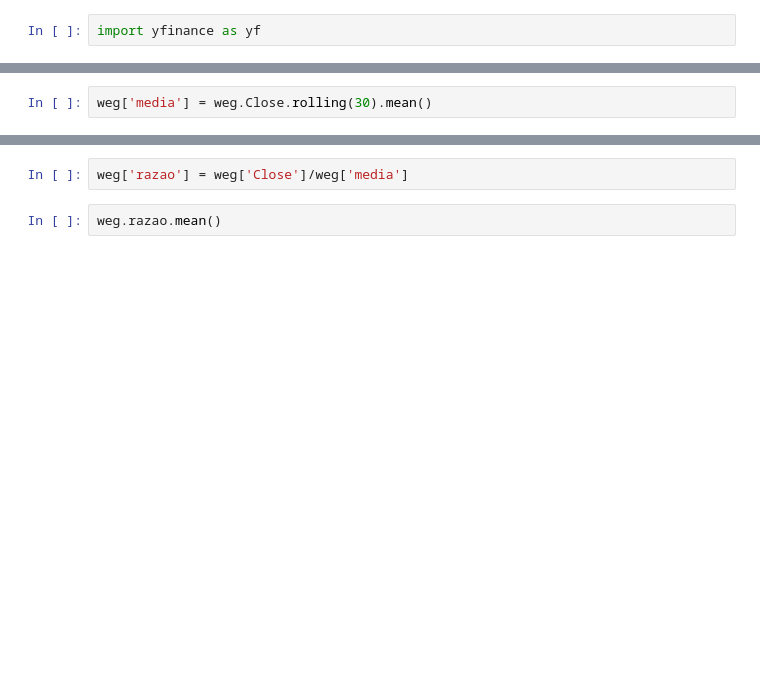
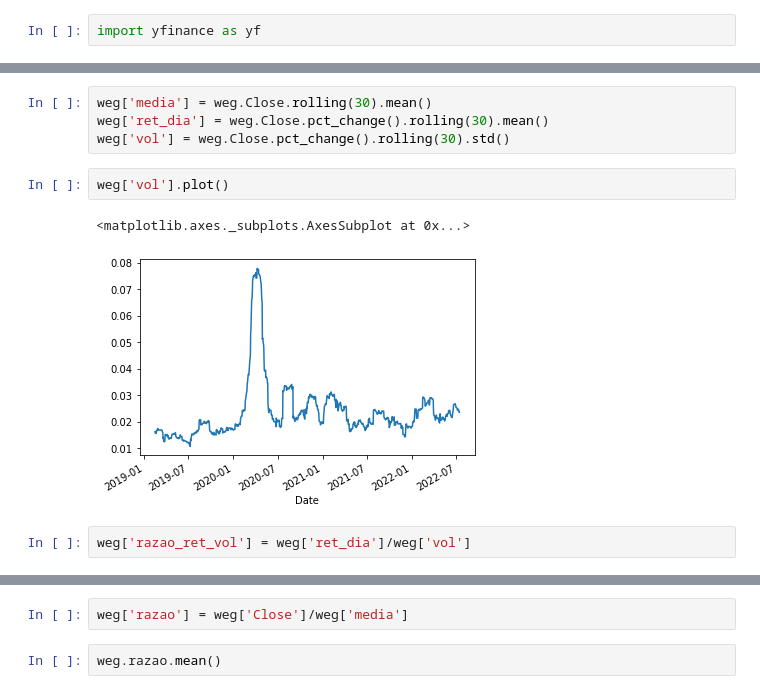
Before and after one commit to victorncg/financas_quantitativas, a Jupyter notebook: Razão_Preço_Média_de_Preço.ipynb, the cells around one changed output, grey strips where cells are left out. Drawn from its saved outputs; the diff is of its cells as text; blank space fills up the shorter version.

```diff
--- a/Razão_Preço_Média_de_Preço.ipynb
+++ b/Razão_Preço_Média_de_Preço.ipynb
@@ -28,3 +28,12 @@ weg = yf.download('WEGE3.SA', start = '2010-01-01')
 [*********************100%***********************]  1 of 1 completed
 # %%
 weg['media'] = weg.Close.rolling(30).mean()
+weg['ret_dia'] = weg.Close.pct_change().rolling(30).mean()
+weg['vol'] = weg.Close.pct_change().rolling(30).std()
+# %%
+weg['vol'].plot()
+# %% [output]
+<matplotlib.axes._subplots.AxesSubplot at 0x...>
+[figure, added]
+# %%
+weg['razao_ret_vol'] = weg['ret_dia']/weg['vol']
```
Also changed, not shown: parts of 4 cells of this notebook.
